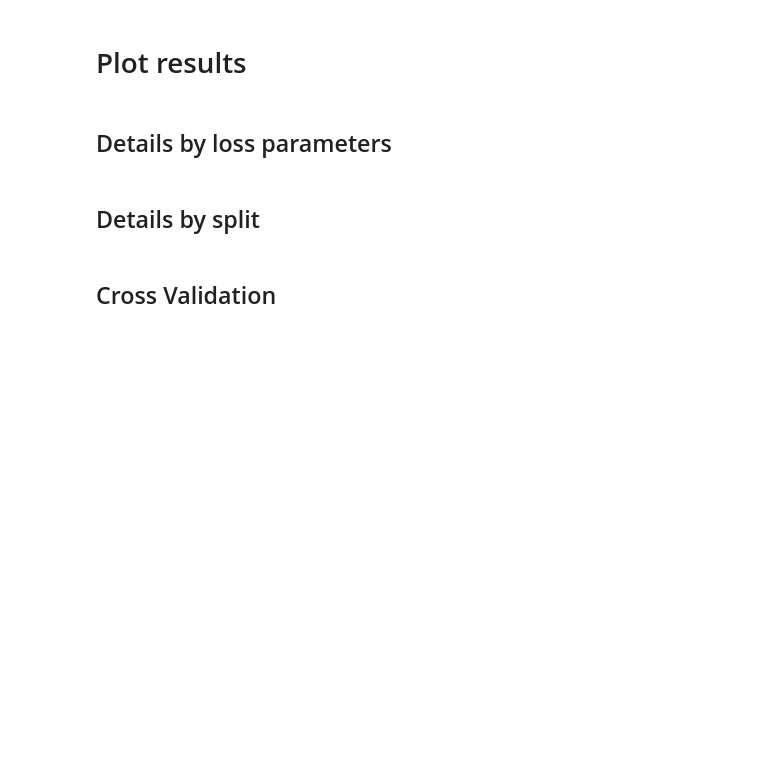
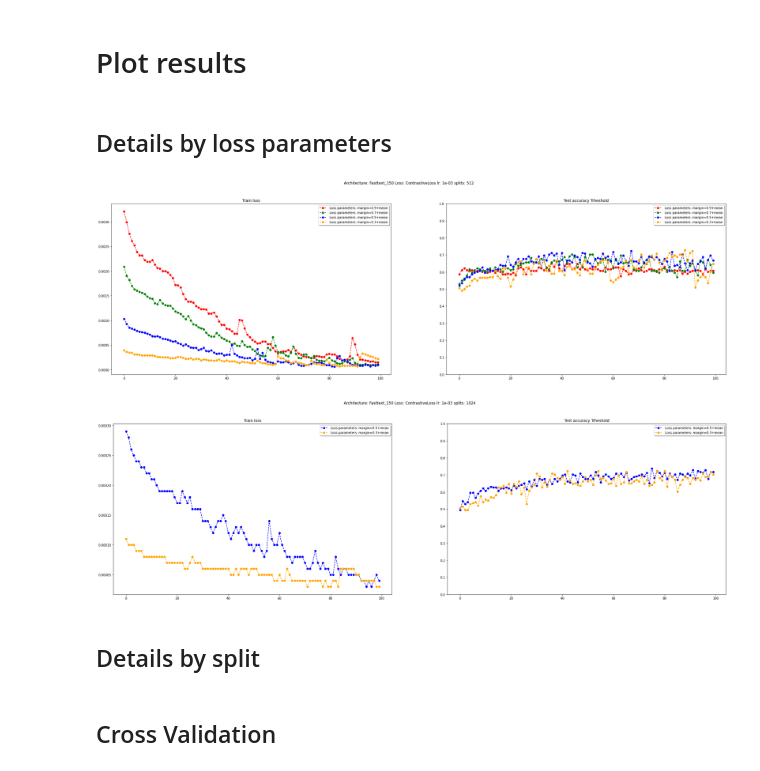
Before and after one commit to srpablino/gcnsm, a Jupyter notebook: step3_plot_results.ipynb, the cells around one changed output. Saved outputs shown, nothing was run; the diff lists cells and outputs as text; code cells hidden in the pictures; blank space fills up the shorter version.

```diff
--- a/step3_plot_results.ipynb
+++ b/step3_plot_results.ipynb
@@ -25,10 +25,10 @@ def reading(file_path):
 
 colors = ["red","green","blue","orange","black"]
 loss_parameters = ["0.9+mean","0.7+mean","0.5+mean","0.3+mean","0.1+mean"]
-learning_rates = [0.0007,0.0100,0.0010,0.0500]
-splits = ["32","64","128","256","512"]
-ep_run_init = ["00","00","50"]
-ep_run_end = ["50","60","70","80","100"]
+learning_rates = [1e-2,1e-3,7e-4]
+splits = ["32","64","128","256","512","1024"]
+ep_run_init = ["00","50","150"]
+ep_run_end = ["50","60","70","80","100","200"]
 
 #split_setup
 db_name = ["openml_203ds_datasets_matching"]
@@ -40,15 +40,15 @@ loss_functions = ["ContrastiveLoss","CosineEmbeddingLoss"]
 
 
 ##selection
-sampling = 2
+sampling = 4
 db = db_name[0]
-st = strategy[1]
+st = strategy[0]
 a = archi[0]
 op = optimizer[0]
 lf = loss_functions[0]
 
-path = str("./results/{}/{}/{}/test_05_09/net_name:{}/optimizer_name:{}/loss_name:{}/".format(db,st,sampling,a,op,lf))
-
+path = str("./results/{}/{}/{}/net_name:{}/optimizer_name:{}/loss_name:{}/".format(db,st,sampling,a,op,lf))
+# path += "loss_parameters:0.5+mean|batch_splits:128|lr:1e-03|epochs_run:00_50/"
 for s in splits:
     for lr in learning_rates:
         for eri in ep_run_init:
@@ -72,33 +72,36 @@ for s in splits:
                     file_name = str("loss_parameters:{}|batch_splits:{}|lr:{:.0e}|epochs_run:{}_{}".format(loss_parameters[lp],s,lr,eri,ere))
                     #{'epoch': 0, 'loss': 0.07563, 'acc': 0.54412, 'acc2': 0.36527, 'time_epoch': 268.2493, 'time_total': 268.2493}
                     try:
                         df_results0 = reading(path+file_name+".txt")
                     except:
                         continue
                     loss = list(x["loss"] for x in df_results0)
                     acc = list(x["acc"] for x in df_results0)
                     acc2 = list(x["acc2"] for x in df_results0)
 
                     fig1.suptitle(str("Architecture: {} Loss: {} lr: {:.0e} splits: {}").format(a,lf,lr,s))
                     axs[1].set_ylim([0,1])
 #                     axs[2].set_ylim([0,1])
 
                     axs[1].set_yticks(np.arange(0, 1.1, 0.1))
 #                     axs[2].set_yticks(np.arange(0, 1.1, 0.1))
 
                     axs[0].plot(range(0,len(df_results0)), loss, marker="o", c=colors[lp],  linestyle='--', label=" Loss parameters: margin="+loss_parameters[lp])
                     axs[1].plot(range(0,len(df_results0)), acc, marker="o", c=colors[lp],  linestyle='--', label=" Loss parameters: margin="+loss_parameters[lp])
 #                     axs[2].plot(range(0,len(df_results0)), acc2, marker="o", c=colors[lp],  linestyle='--', label=" Loss parameters: margin="+loss_parameters[lp])
 
                     axs[0].set_title("Train loss")
                     axs[1].set_title("Test accuracy Trheshold")
 #                     axs[2].set_title("Test accuracy Nearest neighbor")
 
                     leg = axs[0].legend(loc='best', ncol=1, shadow=True, fancybox=True)
                     leg = axs[1].legend(loc='best', ncol=1, shadow=True, fancybox=True)
 #                     leg = axs[2].legend(loc='best', ncol=1, shadow=True, fancybox=True)
 
                 fig1.savefig(path+str("batch_splits:{}|lr:{:.0e}|epochs_run:{}_{}".format(s,lr,eri,ere))+".png",pad_inches = 0)
+# %% [output]
+[figure, added]
+[figure, added]
 # %% [markdown]
 ## Details by split
 # %%
```
Also changed, not shown: parts of 1 cell of this notebook, 4 other files.
